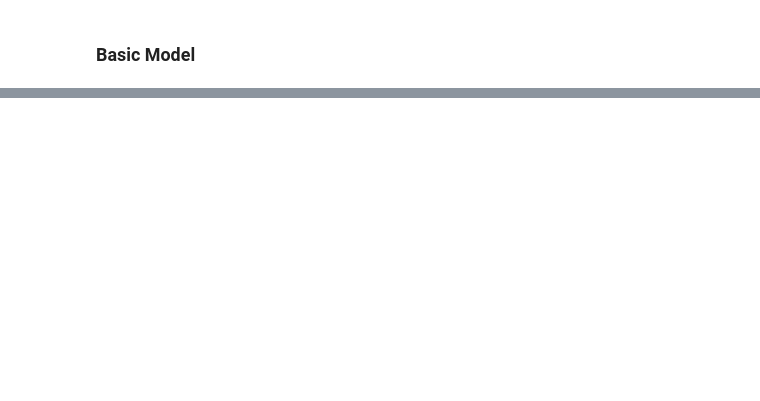
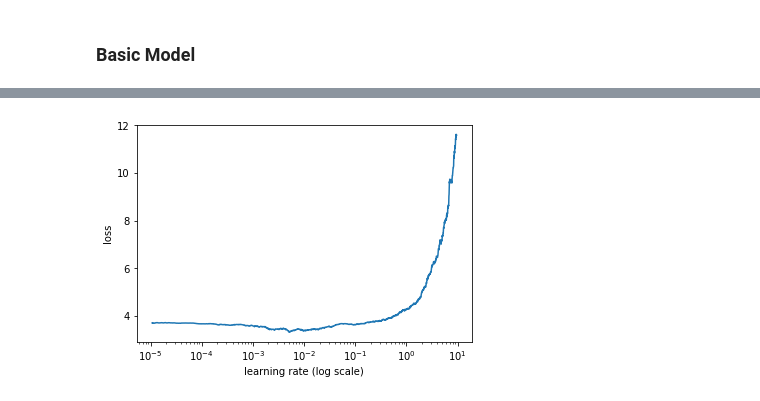
Before and after one commit to blakewest/FastAudIo, a Jupyter notebook: scratch/tdickey_draft.ipynb, the cells around one changed output, grey strips where cells are left out. Saved outputs shown, nothing was run; the diff lists cells and outputs as text; code cells hidden in the pictures; blank space fills up the shorter version.

```diff
--- a/scratch/tdickey_draft.ipynb
+++ b/scratch/tdickey_draft.ipynb
@@ -568,0 +269,4 @@ output = m(input)
+# %%
+learn.sched.plot()
+# %% [output]
+[figure, added]
```
Also changed, not shown: parts of 37 cells of this notebook.
